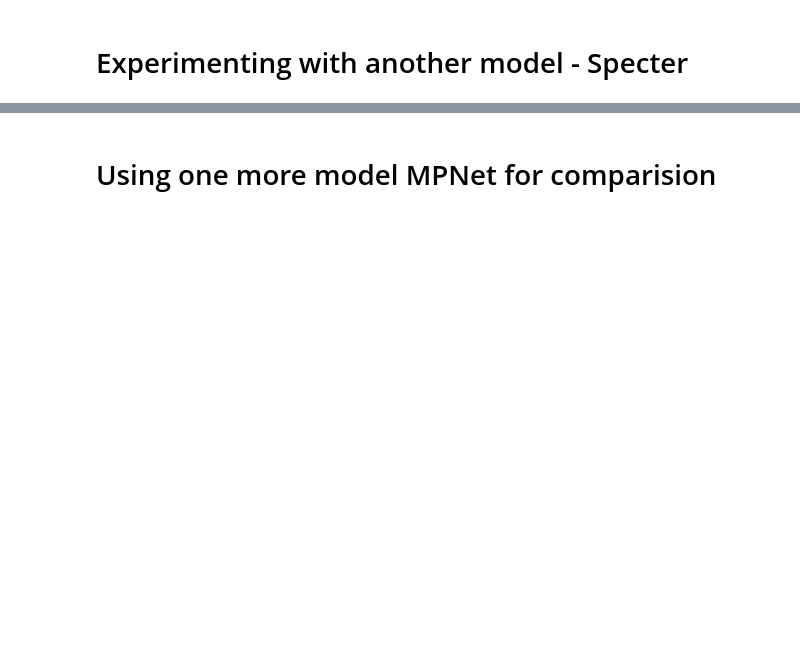
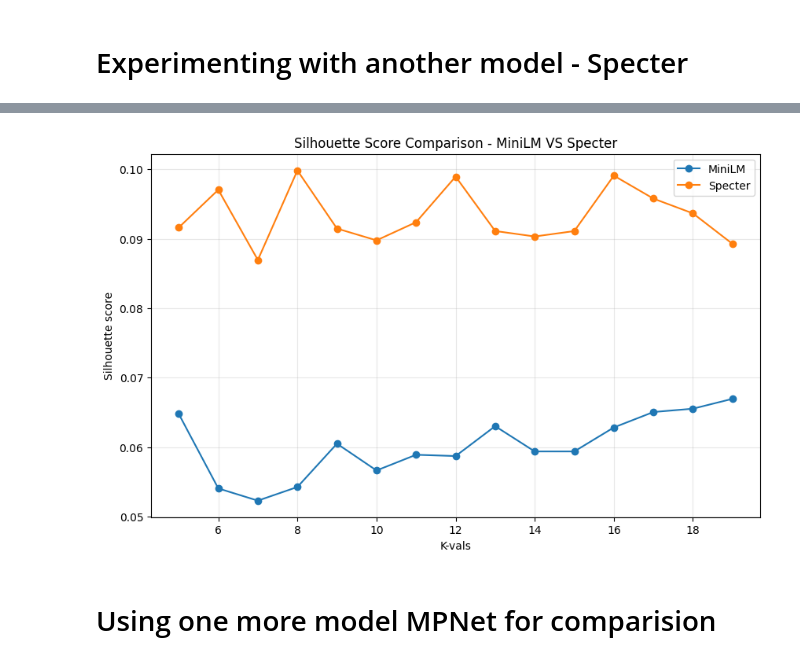
Before and after one commit to rohan-crypto/Text_Analytics_Team33_Task3, a Jupyter notebook: notebooks/SBERT_Nithya.ipynb, the cells around one changed output, grey strips where cells are left out. Drawn from its saved outputs; the diff is of its cells as text; code cells hidden in the pictures; blank space fills up the shorter version.

```diff
--- a/notebooks/SBERT_Nithya.ipynb
+++ b/notebooks/SBERT_Nithya.ipynb
@@ -163,17 +343,19 @@ for k in k_vals:
 # %%
 # plotting the silhouette scores
 
 plt.figure(figsize=(10,6))
 plt.plot(k_vals,minilm_similarity_score_k,marker='o',label='MiniLM')
 plt.plot(k_vals,specter_similarity_score_k,marker='o',label='Specter')
 plt.xlabel('K-vals')
 plt.ylabel('Silhouette score')  # higher the better
 plt.title('Silhouette Score Comparison - MiniLM VS Specter')
 plt.legend()
 plt.grid(True,alpha=0.3)
 plt.savefig('/content/silhouette_comparison_minilm_vs_specter.png',dpi=150)
-files.download('/content/silhouette_comparison_minilm_vs_specter.png')
+#files.download('/content/silhouette_comparison_minilm_vs_specter.png')
 plt.show()
+# %% [output]
+[figure, added]
 # %% [markdown]
 # Using one more model MPNet for comparision
 # %%
```
Also changed, not shown: parts of 42 cells of this notebook, 10 other files.
